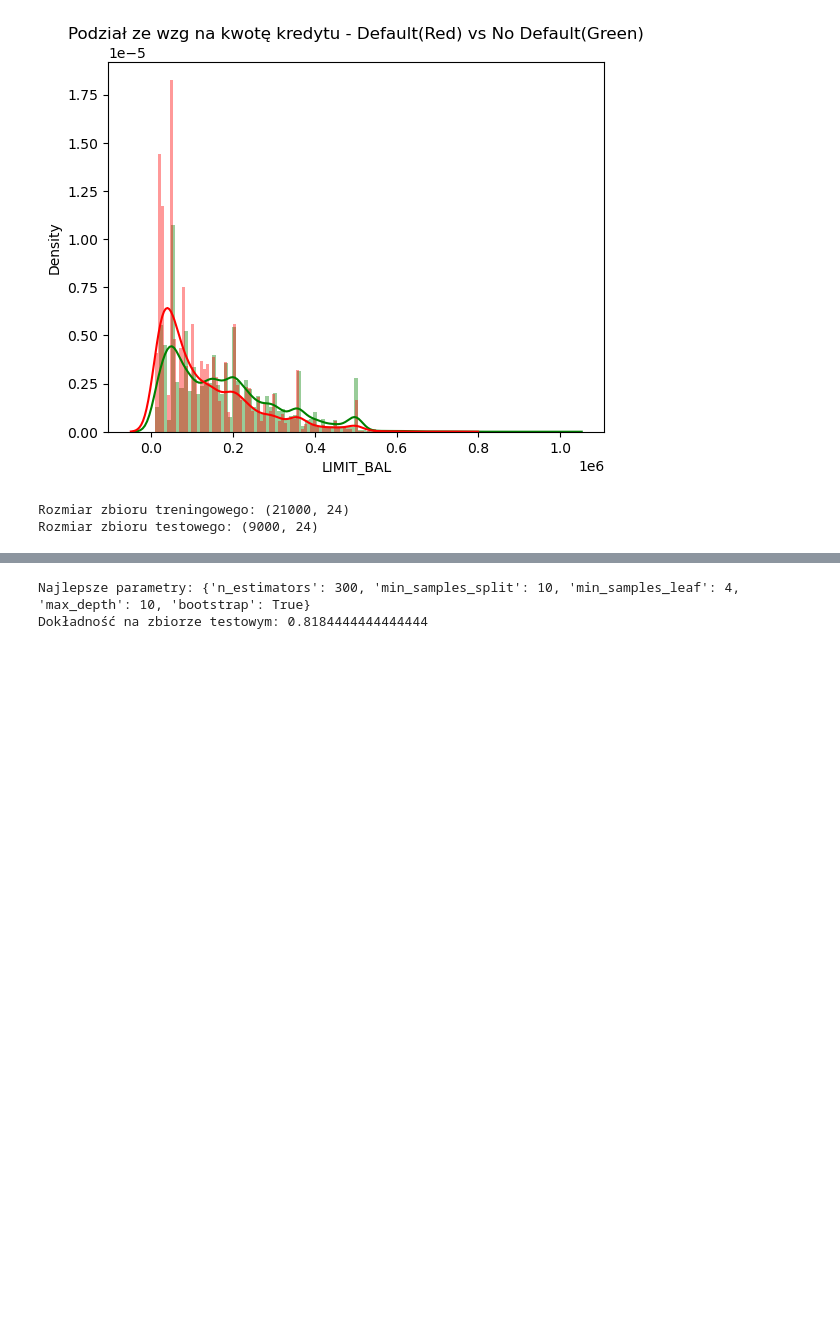
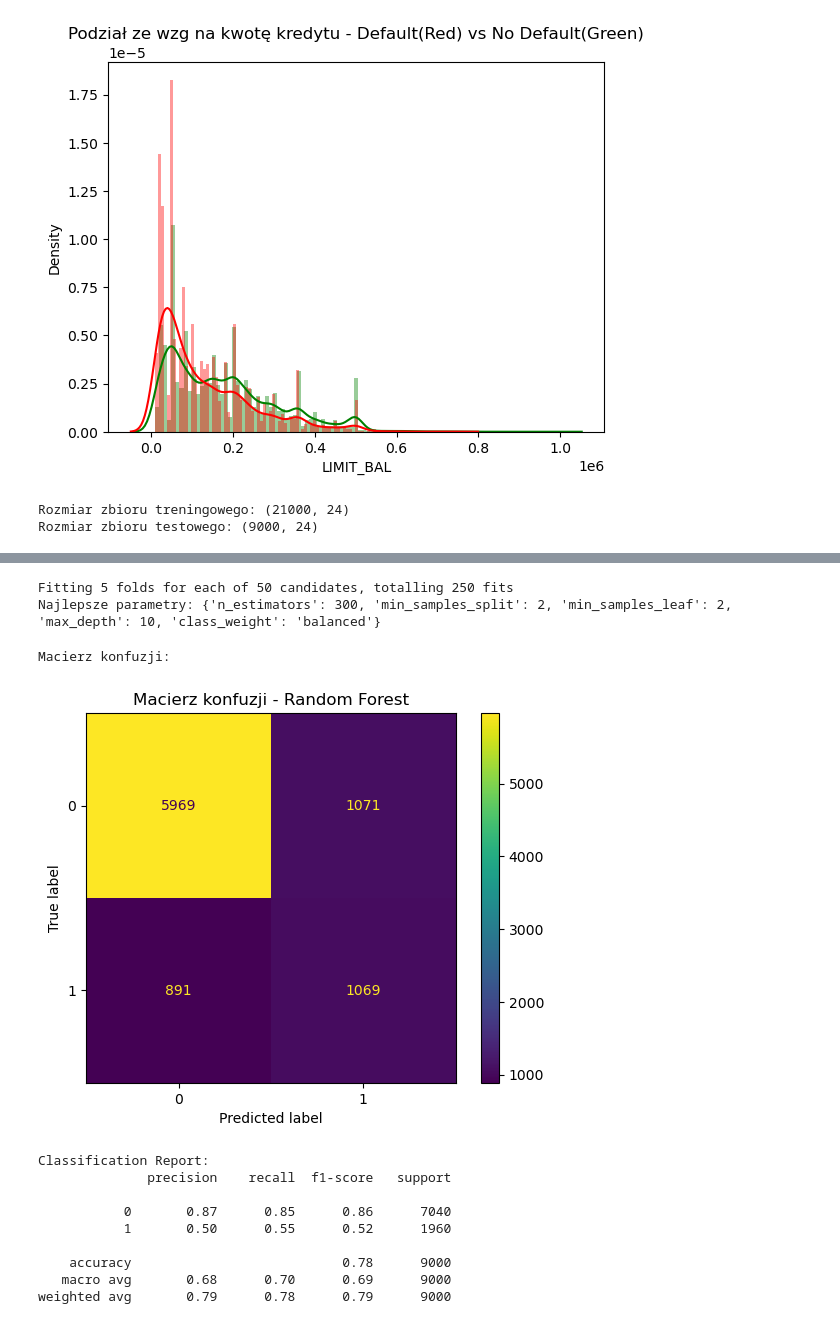
Before and after one commit to SoniaMx/M20projekt, a Jupyter notebook: M20projekt.ipynb, the cells around one changed output, grey strips where cells are left out. Saved outputs shown, nothing was run; the diff lists cells and outputs as text; code cells hidden in the pictures; blank space fills up the shorter version.

```diff
--- a/M20projekt.ipynb
+++ b/M20projekt.ipynb
@@ -268,7 +275,7 @@ param_grid = {
     'min_samples_leaf': [1, 2, 4]
 }
 
-grid_search = GridSearchCV(estimator=rf_model, param_grid=param_grid, cv=5, n_jobs=-1, scoring='accuracy')
+grid_search = GridSearchCV(estimator=rf_model, param_grid=param_grid, cv=5, n_jobs=-1, scoring='recall')
 grid_search.fit(X_train, y_train)
 
 best_params = grid_search.best_params_
@@ -322,22 +329,60 @@ Classification Report:
 weighted avg       0.80      0.82      0.80      9000
 # %%
-from sklearn.ensemble import RandomForestClassifier
-from sklearn.model_selection import RandomizedSearchCV
-
+rf_model = RandomForestClassifier(random_state=42)
 param_distributions = {
-    'n_estimators': [100, 300, 500, 800],
+    'n_estimators': [100, 300, 500],
     'max_depth': [10, 20, 30, None],
-    'min_samples_split': [2, 5, 10],
-    'min_samples_leaf': [1, 2, 4],
-    'bootstrap': [True, False]
+    'min_samples_split': [2, 5],
+    'min_samples_leaf': [1, 2],
+    'class_weight': ['balanced', {0: 1, 1: 4}]
 }
 
-rf_model = RandomForestClassifier(random_state=42)
-random_search = RandomizedSearchCV(estimator=rf_model, param_distributions=param_distributions,
-                                    n_iter=50, cv=5, n_jobs=-1, scoring='accuracy', random_state=42)
+random_search = RandomizedSearchCV(
+    estimator=rf_model, param_distributions=param_distributions,
+    n_iter=50, cv=5, n_jobs=-1, scoring=make_scorer(f1_score, pos_label=1), random_state=42, verbose=2
+)
 random_search.fit(X_train, y_train)
+
 print("Najlepsze parametry:", random_search.best_params_)
-print("Dokładność na zbiorze testowym:", random_search.best_estimator_.score(X_test, y_test))
 # %% [output]
-Najlepsze parametry: {'n_estimators': 300, 'min_samples_split': 10, 'min_samples_leaf': 4, 'max_depth': 10, 'bootstrap': True}
-Dokładność na zbiorze testowym: 0.8184444444444444
+Fitting 5 folds for each of 50 candidates, totalling 250 fits
+Najlepsze parametry: {'n_estimators': 300, 'min_samples_split': 2, 'min_samples_leaf': 2, 'max_depth': 10, 'class_weight': 'balanced'}
+# %%
+best_rf_model = random_search.best_estimator_
+
+y_pred_rf = best_rf_model.predict(X_test)
+y_pred_proba_rf = best_rf_model.predict_proba(X_test)[:, 1]
+
+print("\nMacierz konfuzji:")
+ConfusionMatrixDisplay(confusion_matrix(y_test, y_pred_rf)).plot()
+plt.title('Macierz konfuzji - Random Forest')
+plt.show()
+
+
+print("\nClassification Report:")
+print(classification_report(y_test, y_pred_rf))
+
+
+fpr, tpr, _ = roc_curve(y_test, y_pred_proba_rf)
+roc_auc = auc(fpr, tpr)
+
+plt.figure(figsize=(8, 6))
+plt.plot(fpr, tpr, label=f'Random Forest (AUC = {roc_auc:.2f})')
+plt.plot([0, 1], [0, 1], 'k--')
+plt.xlabel('False Positive Rate')
+plt.ylabel('True Positive Rate')
+plt.title('Krzywa ROC-AUC dla Random Forest')
+plt.legend()
+plt.show()
+# %% [output]
+Macierz konfuzji:
+[figure, added]
+Classification Report:
+              precision    recall  f1-score   support
+
+           0       0.87      0.85      0.86      7040
+           1       0.50      0.55      0.52      1960
+
+    accuracy                           0.78      9000
+   macro avg       0.68      0.70      0.69      9000
+weighted avg       0.79      0.78      0.79      9000
```
Also changed, not shown: parts of 15 cells of this notebook.
